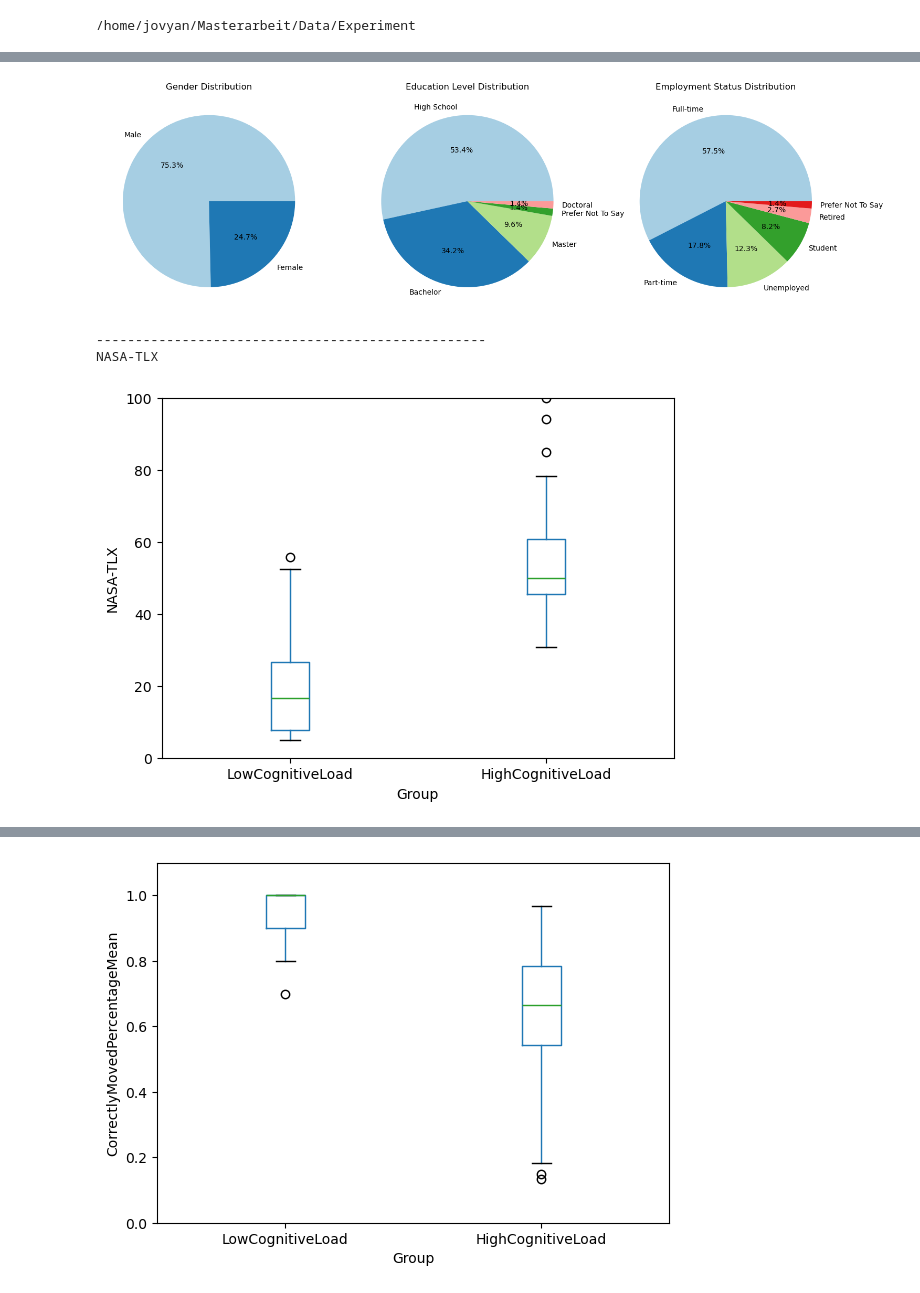
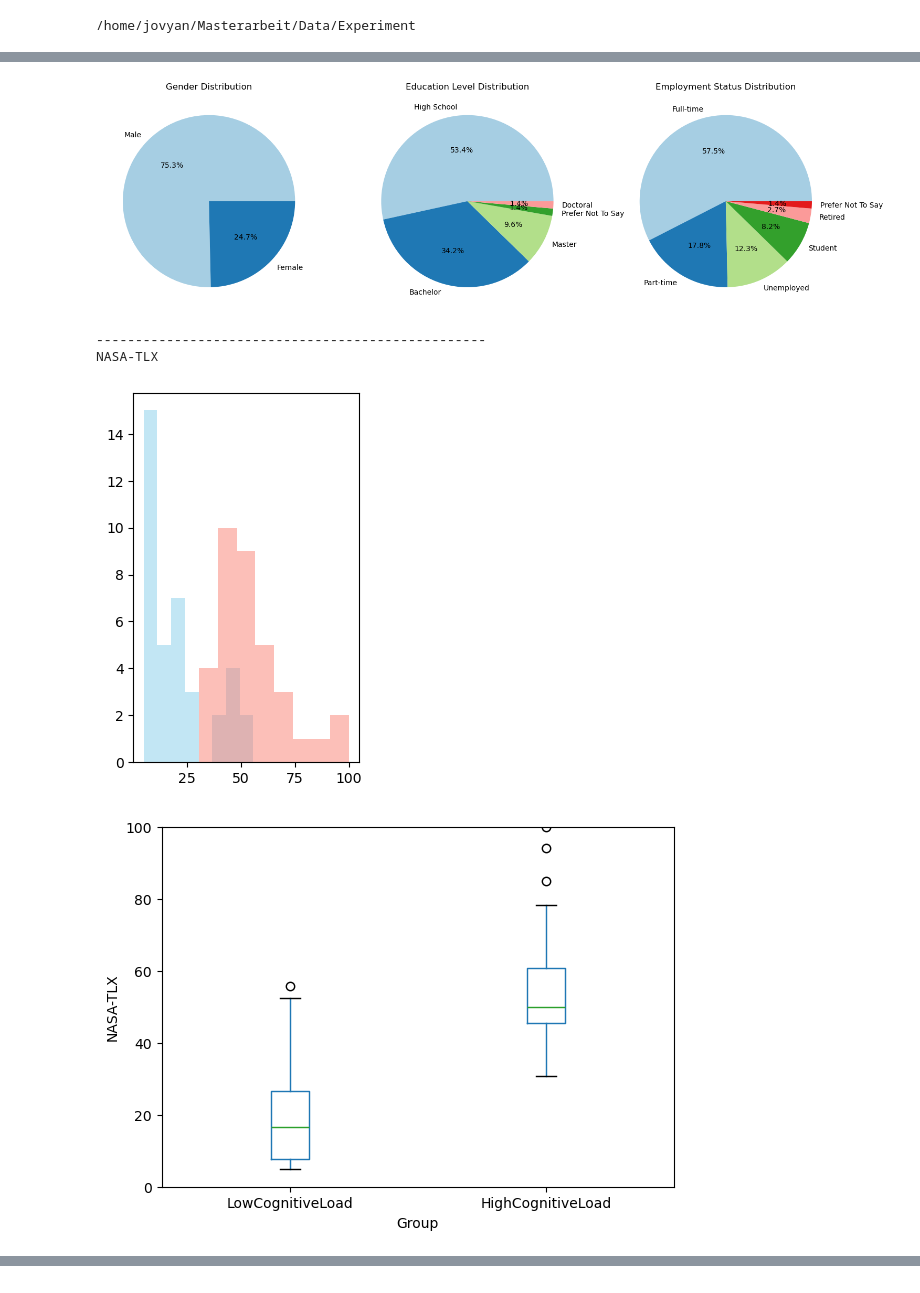
Before and after one commit to benjaminspringer98/master-thesis, a Jupyter notebook: MainExperiment.ipynb, the cells around one changed output, grey strips where cells are left out. Drawn from its saved outputs; the diff is of its cells as text; code cells hidden in the pictures.

```diff
--- a/MainExperiment.ipynb
+++ b/MainExperiment.ipynb
@@ -368,6 +504,15 @@ def print_boxplot(df, column_name, y_limits):
     plt.savefig(os.path.join(figures_path, column_name + '.png'))
     plt.show()
 
+def print_histogram(df, column_name):
+    data_low_cl = df.loc[df['TreatmentType'] == 'LowCognitiveLoad', column_name]
+    data_high_cl = df.loc[df['TreatmentType'] == 'HighCognitiveLoad', column_name]
+
+    plt.subplot(1, 2, 1)  # (Reihen, Spalten, aktueller Plot)
+    plt.hist(data_low_cl, bins=8, alpha=0.5, color='skyblue')
+    plt.hist(data_high_cl, bins=8, alpha=0.5, color='salmon')
+    plt.show()
+
 def print_descriptive_statistics(df, column_name):
     for group in df['TreatmentType'].unique():
         group_data = df[df['TreatmentType'] == group][column_name]
@@ -388,6 +533,7 @@ def print_descriptive_statistics(df, column_name):
 
 def print_column_analysis(df, column_name, highClMeanGreaterOrLess, y_limits):
     print(column_name)
+    print_histogram(df, column_name)
     print_boxplot(df, column_name, y_limits)
     print("-" * 30)
 
@@ -482,37 +628,45 @@ plt.legend()
 
 # Add value labels on top of the bars
 for i, v in enumerate(low_cl_means):
     plt.text(i, v + 0.05, f'{v:.2f}', ha='center', va='bottom')
 for i, v in enumerate(high_cl_means):
     plt.text(i + width, v + 0.05, f'{v:.2f}', ha='center', va='bottom')
 
 # Display the plot
 plt.show()
 
 
 print_column_analysis(df, 'CorrectlyMovedPercentageMean', 'less', [0, 1.1])
 print_mean_per_round(df, 'CorrectlyMovedPercentageRound', [0, 1.1])
 
-print_column_analysis(df, 'MeanDistDomHand', 'greater', [0, 3.5])
+print_column_analysis(df, 'MeanDistDomHand', 'less', [0, 3.5])
 print_mean_per_round(df, 'MeanDistanceRound', [0, 3.5])
 
-print_column_analysis(df, 'MeanSpeedDomHand', 'less', [0, 2])
+print_column_analysis(df, 'MeanTotalDistance', 'less', [0, 3.5])
+print_mean_per_round(df, 'DistanceMean', [0, 3.5])
+
+print_column_analysis(df, 'MeanTotalPathEfficiency', 'less', [0, 3.5])
+print_mean_per_round(df, 'PathEfficiencyMean', [0, 3.5])
+
+
+print_column_analysis(df, 'MeanSpeedDomHand', 'greater', [0, 2])
 print_mean_per_round(df, 'MeanSpeedRound', [0, 2])
 
-print_column_analysis(df, 'MeanGripPressureDomHand', 'greater', [0,1])
+print_column_analysis(df, 'MeanGripPressureDomHand', 'less', [0,1])
 print_mean_per_round(df, 'MeanGripPressureRound', [0,1])
 # %% [output]
 --------------------------------------------------
 TutorialTime
 [figure]
 [figure]
 --------------------------------------------------
 Low CL: 38, High CL: 35
 Mean age: 37.24657534246575
 [figure]
 --------------------------------------------------
 NASA-TLX
-[figure, old version]
+[figure, new version]
+[figure, new version]
 ------------------------------
 Group: LowCognitiveLoad
 Median: 16.666666666666668
@@ -534,2 +688 @@ High CL mean significantly GREATER than low CL mean
 CorrectlyMovedPercentageMean
-[figure, old version]
```
Also changed, not shown: parts of 6 cells of this notebook.
